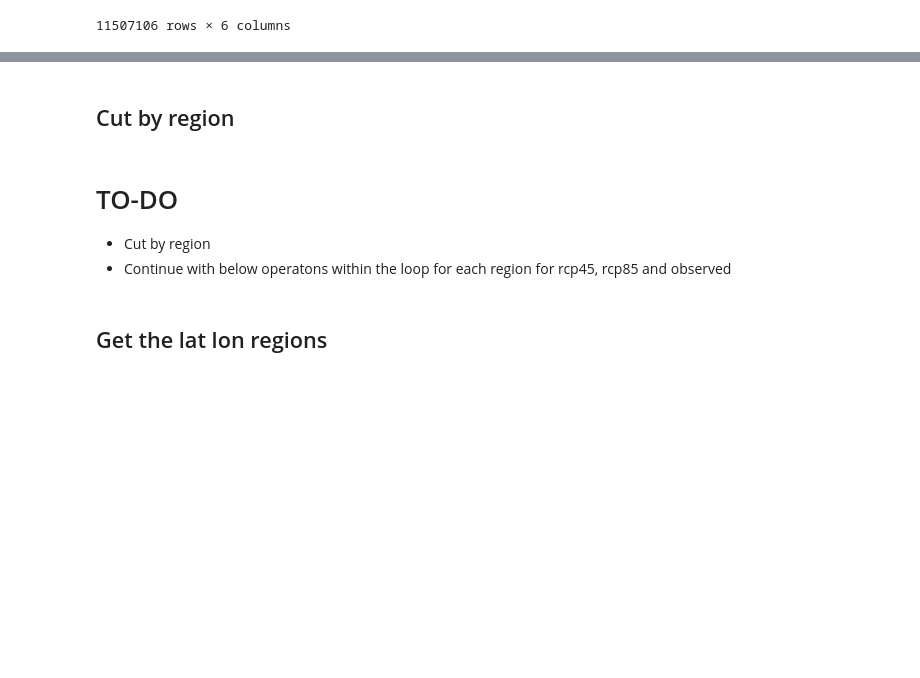
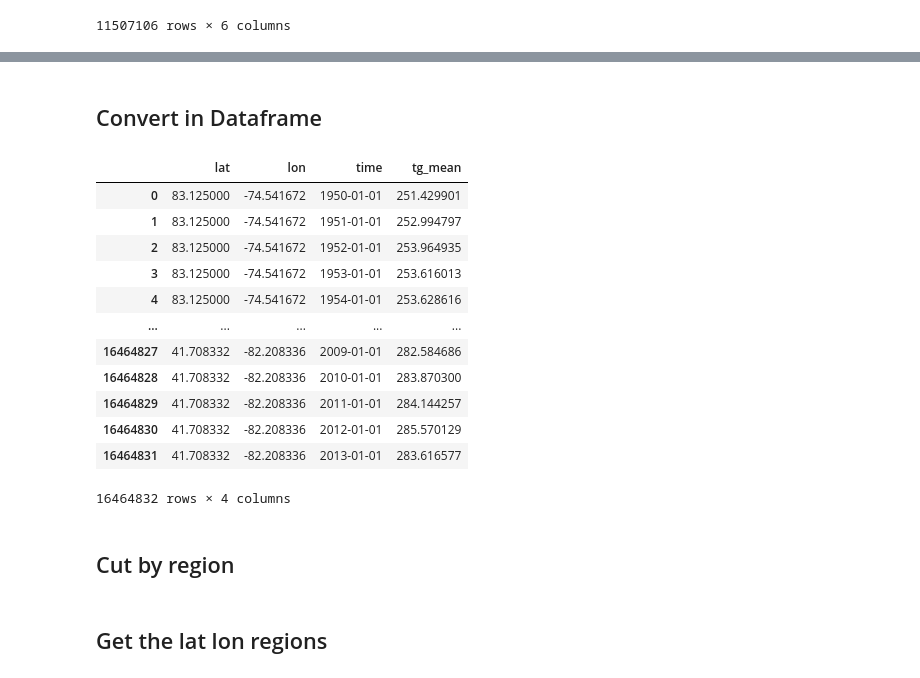
Before and after one commit to Ouranosinc/PortraitsClimMFFP, a Jupyter notebook: Data Processing Jupyter Notebooks/DF for Figure in R Temperature annual all regions.ipynb, the cells around one changed output, grey strips where cells are left out. Drawn from its saved outputs; the diff is of its cells as text; code cells hidden in the pictures; blank space fills up the shorter version.

```diff
--- a/Data Processing Jupyter Notebooks/DF for Figure in R Temperature annual all regions.ipynb
+++ b/Data Processing Jupyter Notebooks/DF for Figure in R Temperature annual all regions.ipynb
@@ -105,0 +159,2 @@ dfmean45
+# %%
+dsOBs= xr.open_mfdataset(filesobs)
@@ -106,9 +194,27 @@ dfmean45
+# %% [markdown]
+## Convert in Dataframe
+# %%
+dfperObs = dsOBs.to_dataframe().dropna()
+dfmeanObs = dfperObs.reset_index()
+dfperObs = 0
+# %%
+dfmeanObs
+# %% [output]
+|  | lat | lon | time | tg_mean |
+| 0 | 83.125000 | -74.541672 | 1950-01-01 | 251.429901 |
+| 1 | 83.125000 | -74.541672 | 1951-01-01 | 252.994797 |
+| 2 | 83.125000 | -74.541672 | 1952-01-01 | 253.964935 |
+| 3 | 83.125000 | -74.541672 | 1953-01-01 | 253.616013 |
+| 4 | 83.125000 | -74.541672 | 1954-01-01 | 253.628616 |
+| ... | ... | ... | ... | ... |
+| 16464827 | 41.708332 | -82.208336 | 2009-01-01 | 282.584686 |
+| 16464828 | 41.708332 | -82.208336 | 2010-01-01 | 283.870300 |
+| 16464829 | 41.708332 | -82.208336 | 2011-01-01 | 284.144257 |
+| 16464830 | 41.708332 | -82.208336 | 2012-01-01 | 285.570129 |
+| 16464831 | 41.708332 | -82.208336 | 2013-01-01 | 283.616577 |
+16464832 rows × 4 columns
 # %% [markdown]
 ## Cut by region
-# %% [markdown]
-# TO-DO
-- Cut by region
-- Continue with below operatons within the loop for each region for rcp45, rcp85 and observed
 # %% [markdown]
 ## Get the lat lon regions
 # %%
```
Also changed, not shown: parts of 37 cells of this notebook.
